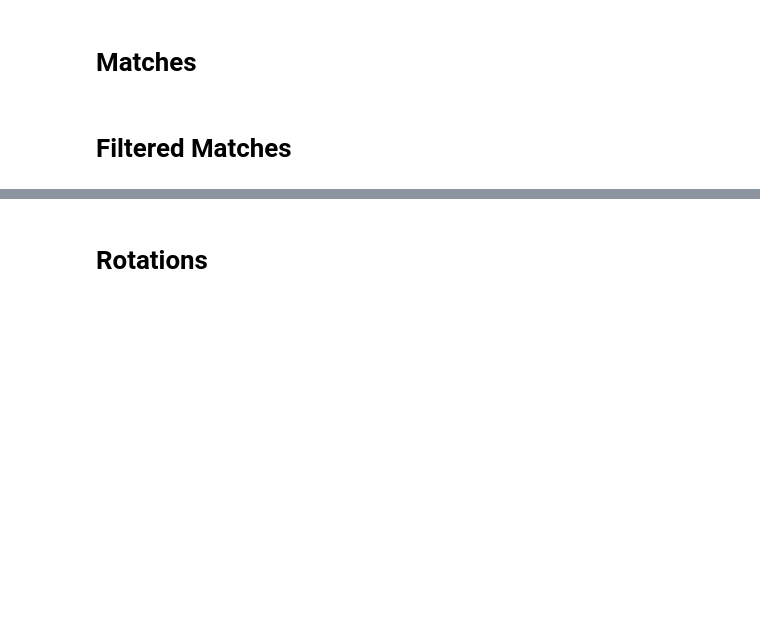
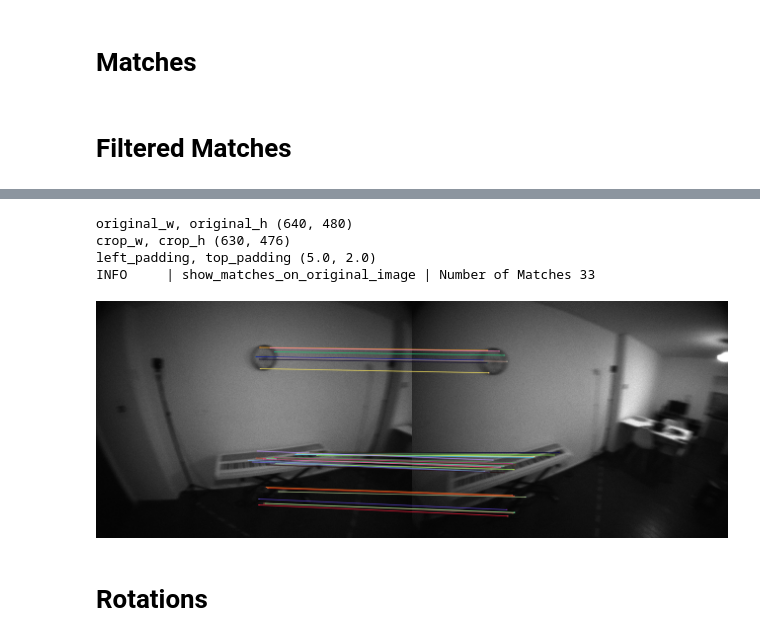
Before and after one commit to pranav-ap/keypoint_dataset_pipeline, a Jupyter notebook: notebooks/painter_canvas.ipynb, the cells around one changed output, grey strips where cells are left out. Drawn from its saved outputs; the diff is of its cells as text; code cells hidden in the pictures; blank space fills up the shorter version.

```diff
--- a/notebooks/painter_canvas.ipynb
+++ b/notebooks/painter_canvas.ipynb
@@ -48,3 +45,11 @@ INFO     | show_filtered_matches | Number of Matches 76
+# %%
+painter.show_matches_on_original_image(name_a, name_b)
+# %% [output]
+original_w, original_h (640, 480)
+crop_w, crop_h (630, 476)
+left_padding, top_padding (5.0, 2.0)
+INFO     | show_matches_on_original_image | Number of Matches 33
+[figure, added]
 # %% [markdown]
 # Rotations
 # %%
```
Also changed, not shown: parts of 13 cells of this notebook, 7 other files.
